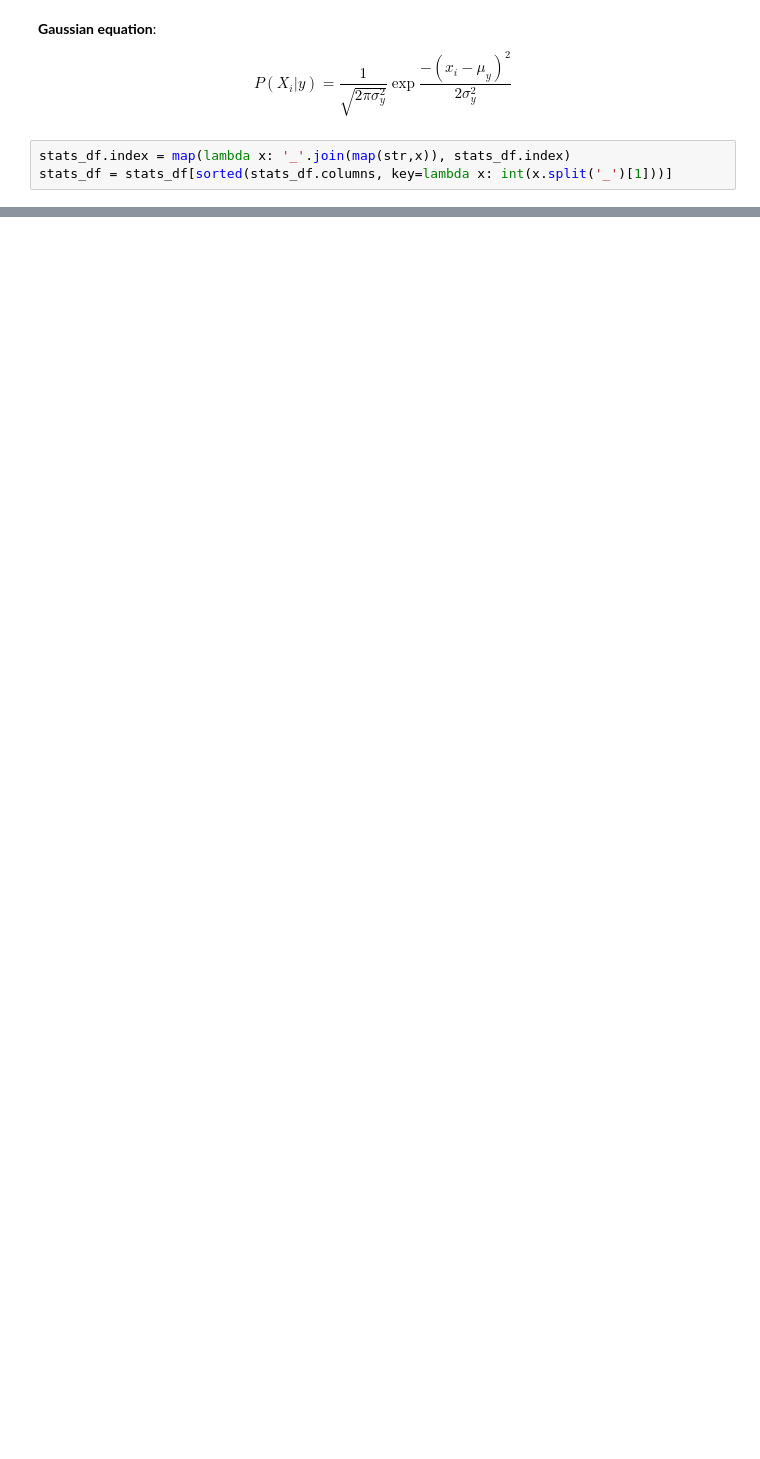
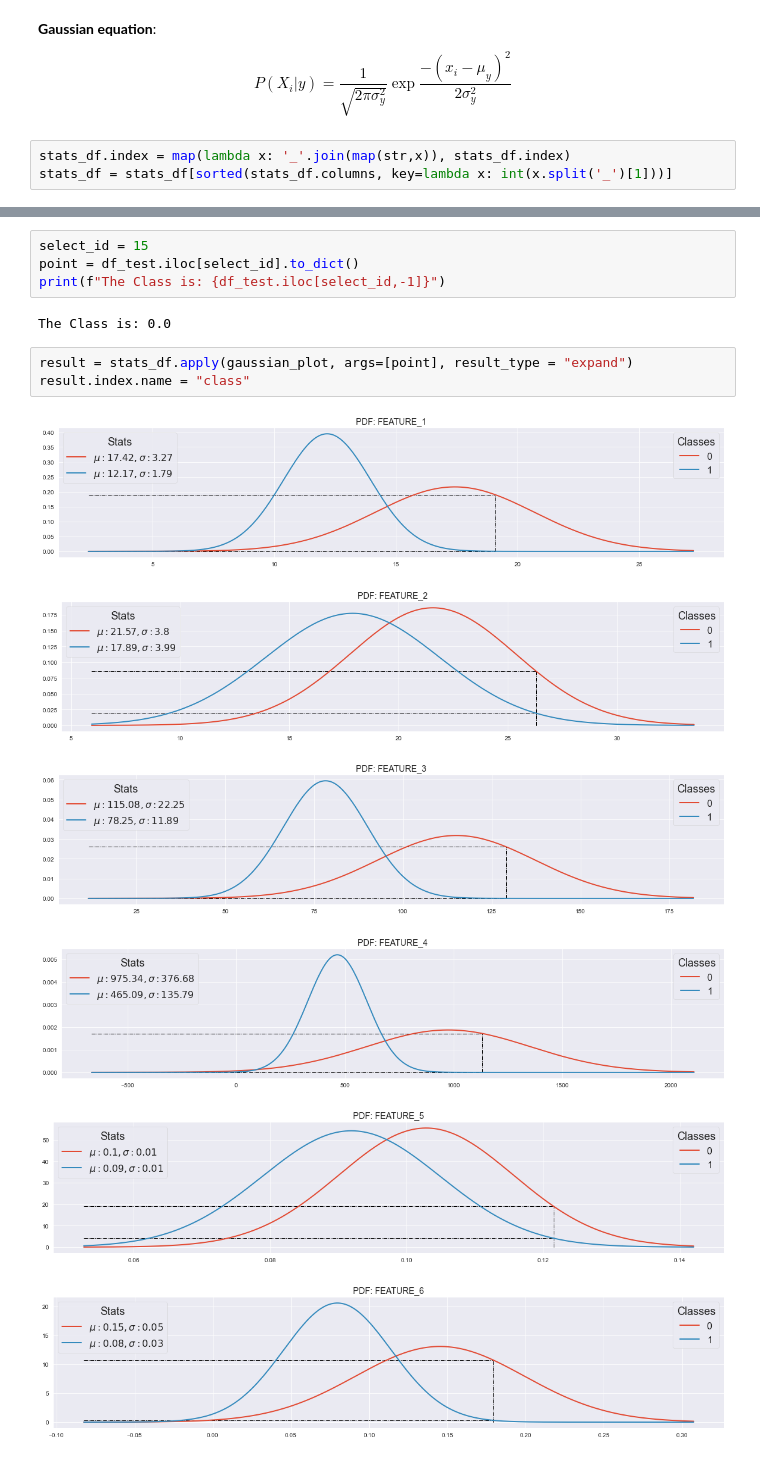
Before and after one commit to rocabrera/ml-learning, a Jupyter notebook: naive bayes.ipynb, the cells around one changed output, grey strips where cells are left out. Drawn from its saved outputs; the diff is of its cells as text; blank space fills up the shorter version.

```diff
--- a/naive bayes.ipynb
+++ b/naive bayes.ipynb
@@ -124,0 +197,16 @@ _ = stats_df.iloc[:,:4].apply(gaussian_plot)
+# %%
+select_id = 15
+point = df_test.iloc[select_id].to_dict()
+print(f"The Class is: {df_test.iloc[select_id,-1]}")
+# %% [output]
+The Class is: 0.0
+# %%
+result = stats_df.apply(gaussian_plot, args=[point], result_type = "expand")
+result.index.name = "class"
+# %% [output]
+[figure, added]
+[figure, added]
+[figure, added]
+[figure, added]
+[figure, added]
+[figure, added]
```
Also changed, not shown: parts of 20 cells of this notebook.
